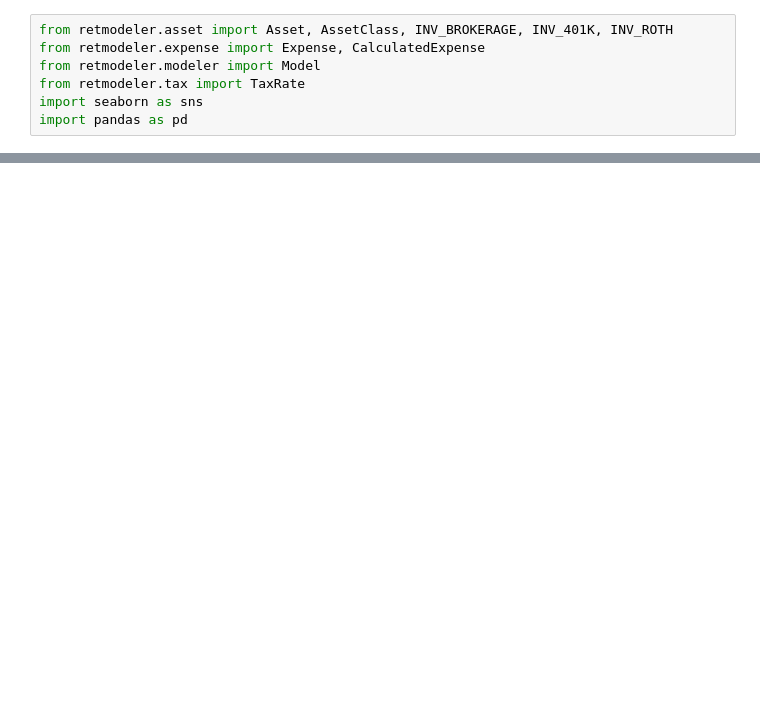
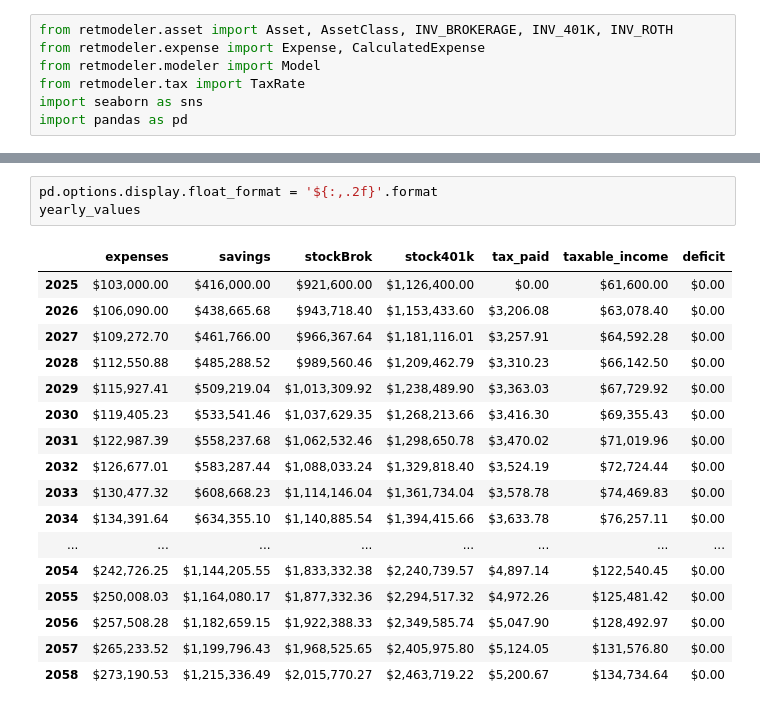
Before and after one commit to bagchisu/retmodeler, a Jupyter notebook: test.ipynb, the cells around one changed output, grey strips where cells are left out. Drawn from its saved outputs; the diff is of its cells as text; blank space fills up the shorter version.

```diff
--- a/test.ipynb
+++ b/test.ipynb
@@ -48,0 +29,21 @@ yearly_values
+# %%
+pd.options.display.float_format = '${:,.2f}'.format
+yearly_values
+# %% [output]
+|  | expenses | savings | stockBrok | stock401k | tax_paid | taxable_income | deficit |
+| 2025 | $103,000.00 | $416,000.00 | $921,600.00 | $1,126,400.00 | $0.00 | $61,600.00 | $0.00 |
+| 2026 | $106,090.00 | $438,665.68 | $943,718.40 | $1,153,433.60 | $3,206.08 | $63,078.40 | $0.00 |
+| 2027 | $109,272.70 | $461,766.00 | $966,367.64 | $1,181,116.01 | $3,257.91 | $64,592.28 | $0.00 |
+| 2028 | $112,550.88 | $485,288.52 | $989,560.46 | $1,209,462.79 | $3,310.23 | $66,142.50 | $0.00 |
+| 2029 | $115,927.41 | $509,219.04 | $1,013,309.92 | $1,238,489.90 | $3,363.03 | $67,729.92 | $0.00 |
+| 2030 | $119,405.23 | $533,541.46 | $1,037,629.35 | $1,268,213.66 | $3,416.30 | $69,355.43 | $0.00 |
+| 2031 | $122,987.39 | $558,237.68 | $1,062,532.46 | $1,298,650.78 | $3,470.02 | $71,019.96 | $0.00 |
+| 2032 | $126,677.01 | $583,287.44 | $1,088,033.24 | $1,329,818.40 | $3,524.19 | $72,724.44 | $0.00 |
+| 2033 | $130,477.32 | $608,668.23 | $1,114,146.04 | $1,361,734.04 | $3,578.78 | $74,469.83 | $0.00 |
+| 2034 | $134,391.64 | $634,355.10 | $1,140,885.54 | $1,394,415.66 | $3,633.78 | $76,257.11 | $0.00 |
+| ... | ... | ... | ... | ... | ... | ... | ... |
+| 2054 | $242,726.25 | $1,144,205.55 | $1,833,332.38 | $2,240,739.57 | $4,897.14 | $122,540.45 | $0.00 |
+| 2055 | $250,008.03 | $1,164,080.17 | $1,877,332.36 | $2,294,517.32 | $4,972.26 | $125,481.42 | $0.00 |
+| 2056 | $257,508.28 | $1,182,659.15 | $1,922,388.33 | $2,349,585.74 | $5,047.90 | $128,492.97 | $0.00 |
+| 2057 | $265,233.52 | $1,199,796.43 | $1,968,525.65 | $2,405,975.80 | $5,124.05 | $131,576.80 | $0.00 |
+| 2058 | $273,190.53 | $1,215,336.49 | $2,015,770.27 | $2,463,719.22 | $5,200.67 | $134,734.64 | $0.00 |
```
Also changed, not shown: parts of 2 cells of this notebook, 2 other files.
